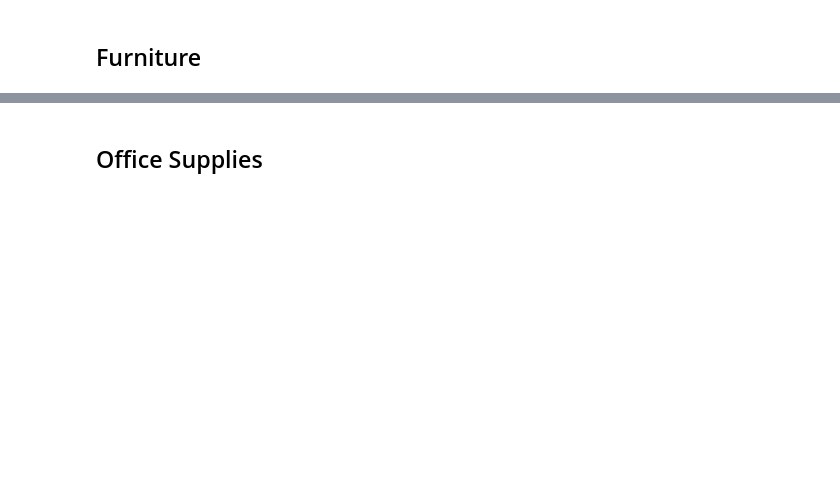
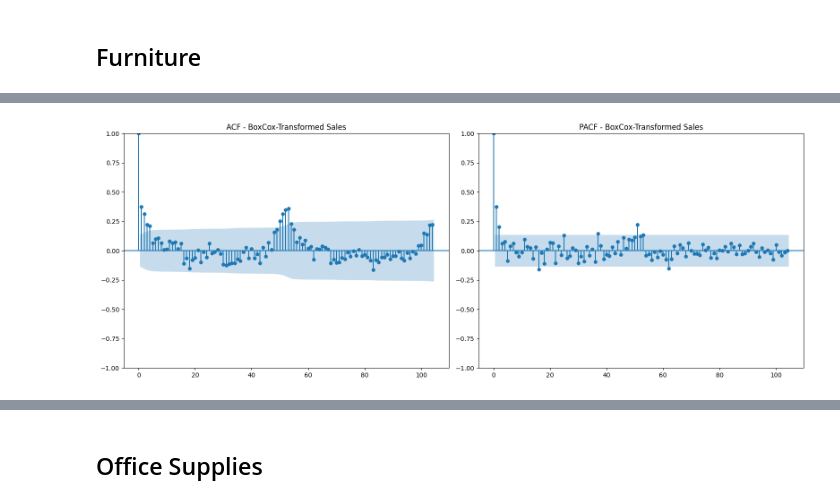
Before and after one commit to jackhenshaw/retail_demand_forecasting, a Jupyter notebook: notebooks/02_ARIMA_modeling.ipynb, the cells around one changed output, grey strips where cells are left out. Saved outputs shown, nothing was run; the diff lists cells and outputs as text; code cells hidden in the pictures; blank space fills up the shorter version.

```diff
--- a/notebooks/02_ARIMA_modeling.ipynb
+++ b/notebooks/02_ARIMA_modeling.ipynb
@@ -608,0 +639,10 @@ array(['Furniture', 'Office Supplies', 'Technology'], dtype=object)
+# %%
+furniture_weekly["boxcox_sales"], furniture_lambda_value = boxcox(furniture_weekly["Sales"] + 1) # Adding 1 to avoid log(0)
+
+fig, ax = plt.subplots(1, 2, figsize=(16, 6))
+plot_acf(furniture_weekly['boxcox_sales'], lags=52*2, ax=ax[0], title='ACF - BoxCox-Transformed Sales')
+plot_pacf(furniture_weekly['boxcox_sales'], lags=52*2, ax=ax[1], title='PACF - BoxCox-Transformed Sales')
+plt.tight_layout()
+plt.show()
+# %% [output]
+[figure, added]
```
Also changed, not shown: parts of 49 cells of this notebook.
